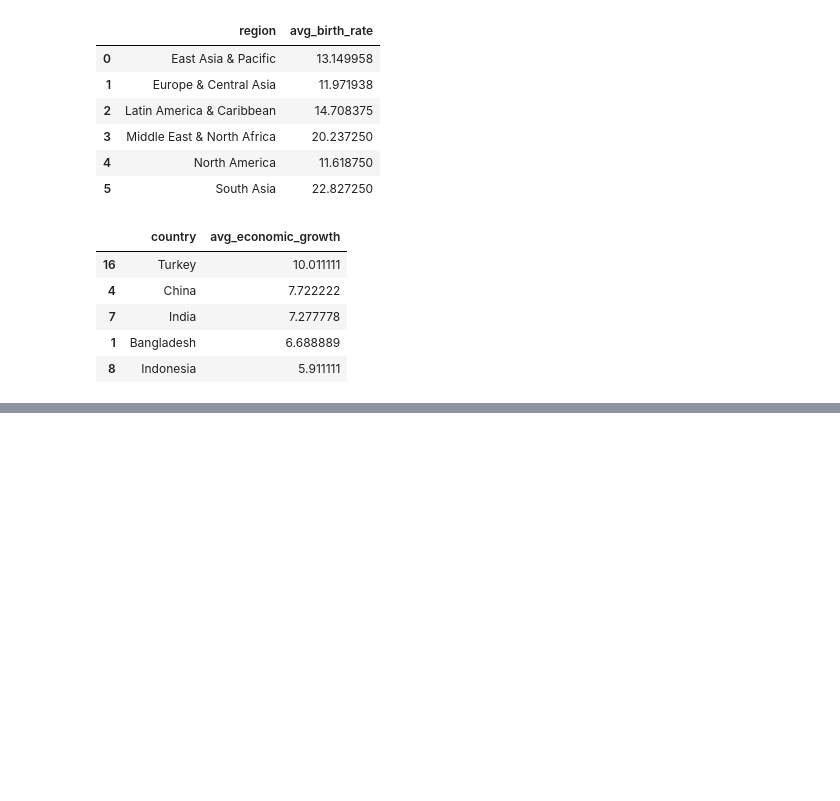
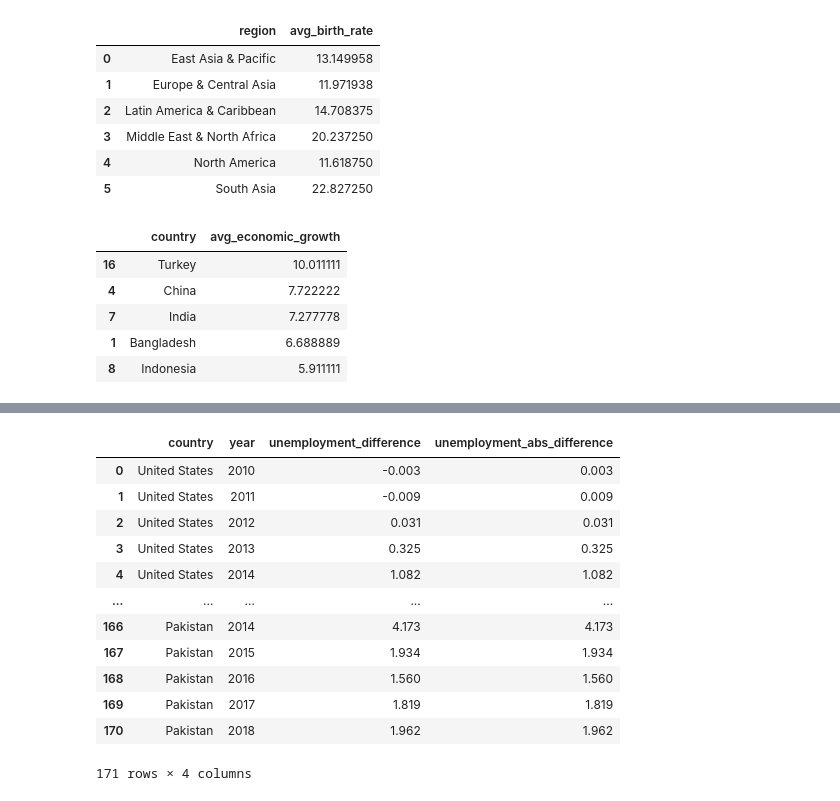
Before and after one commit to Enarb1/interv, a Jupyter notebook: notebooks/task03.ipynb, the cells around one changed output, grey strips where cells are left out. Cells and saved outputs as stored; diff of their text form; code cells hidden in the pictures; blank space fills up the shorter version.

Commit message:
Comapare Indicators

```diff
--- a/notebooks/task03.ipynb
+++ b/notebooks/task03.ipynb
@@ -1377,0 +1419,27 @@ economy_growth_top5
+# %%
+# Comparing Unemployment Rate from Economic Indicators And Inflation.csv with Unemployment from WorldBank.xlsx
+economic_worldbank_merged['unemployment_difference'] = (
+    economic_worldbank_merged['unemployment_rate'] -
+    economic_worldbank_merged['unemployment_of_total_labor_force_modeled_ilo_estimate']
+)
+
+economic_worldbank_merged['unemployment_abs_difference'] = (
+    economic_worldbank_merged['unemployment_difference'].abs()
+)
+
+unemployment_comparison =  economic_worldbank_merged[['country', 'year', 'unemployment_difference', 'unemployment_abs_difference']]
+unemployment_comparison
+# %% [output]
+|  | country | year | unemployment_difference | unemployment_abs_difference |
+| 0 | United States | 2010 | -0.003 | 0.003 |
+| 1 | United States | 2011 | -0.009 | 0.009 |
+| 2 | United States | 2012 | 0.031 | 0.031 |
+| 3 | United States | 2013 | 0.325 | 0.325 |
+| 4 | United States | 2014 | 1.082 | 1.082 |
+| ... | ... | ... | ... | ... |
+| 166 | Pakistan | 2014 | 4.173 | 4.173 |
+| 167 | Pakistan | 2015 | 1.934 | 1.934 |
+| 168 | Pakistan | 2016 | 1.560 | 1.560 |
+| 169 | Pakistan | 2017 | 1.819 | 1.819 |
+| 170 | Pakistan | 2018 | 1.962 | 1.962 |
+171 rows × 4 columns
```
Also changed, not shown: parts of 10 cells of this notebook.
